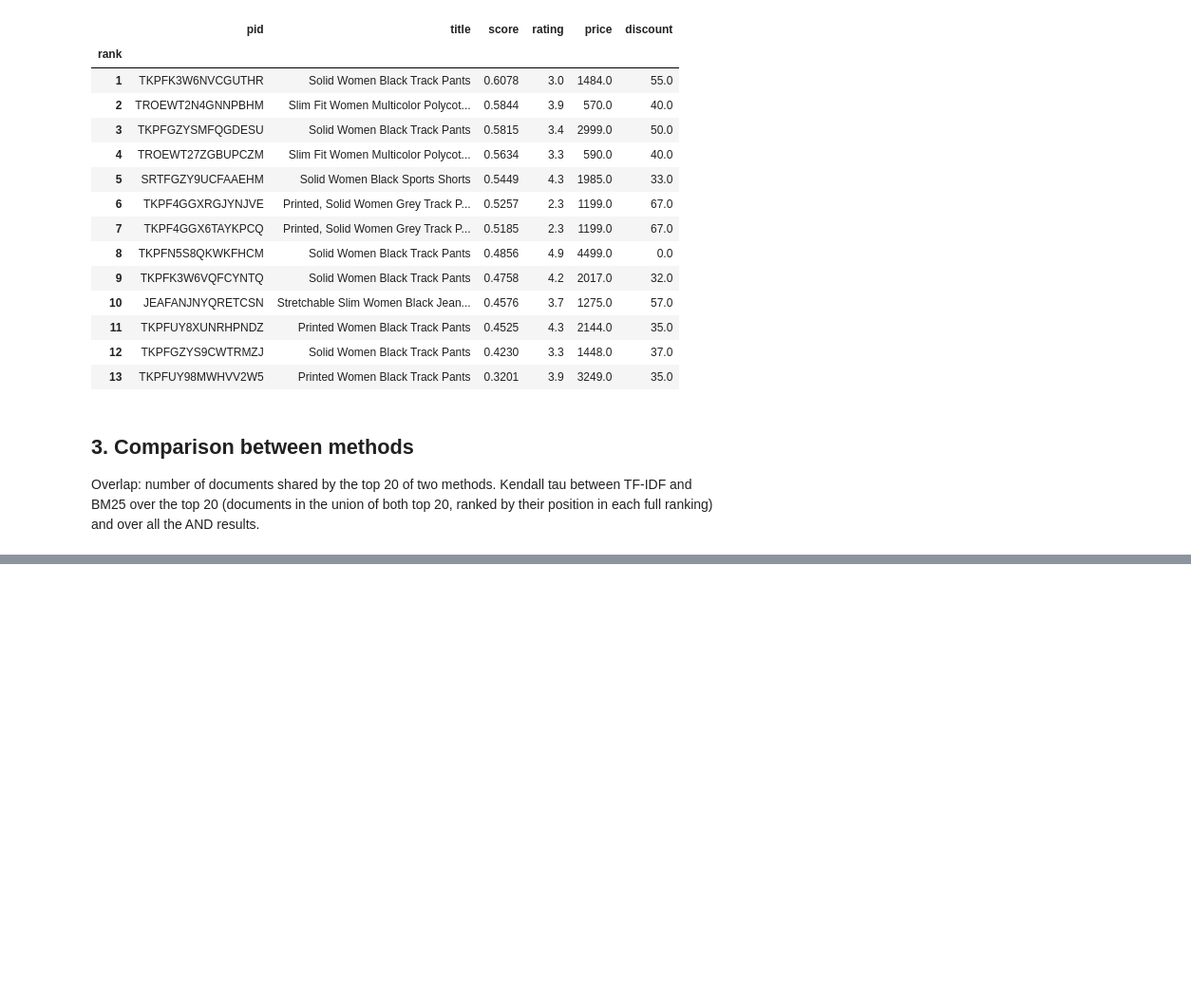
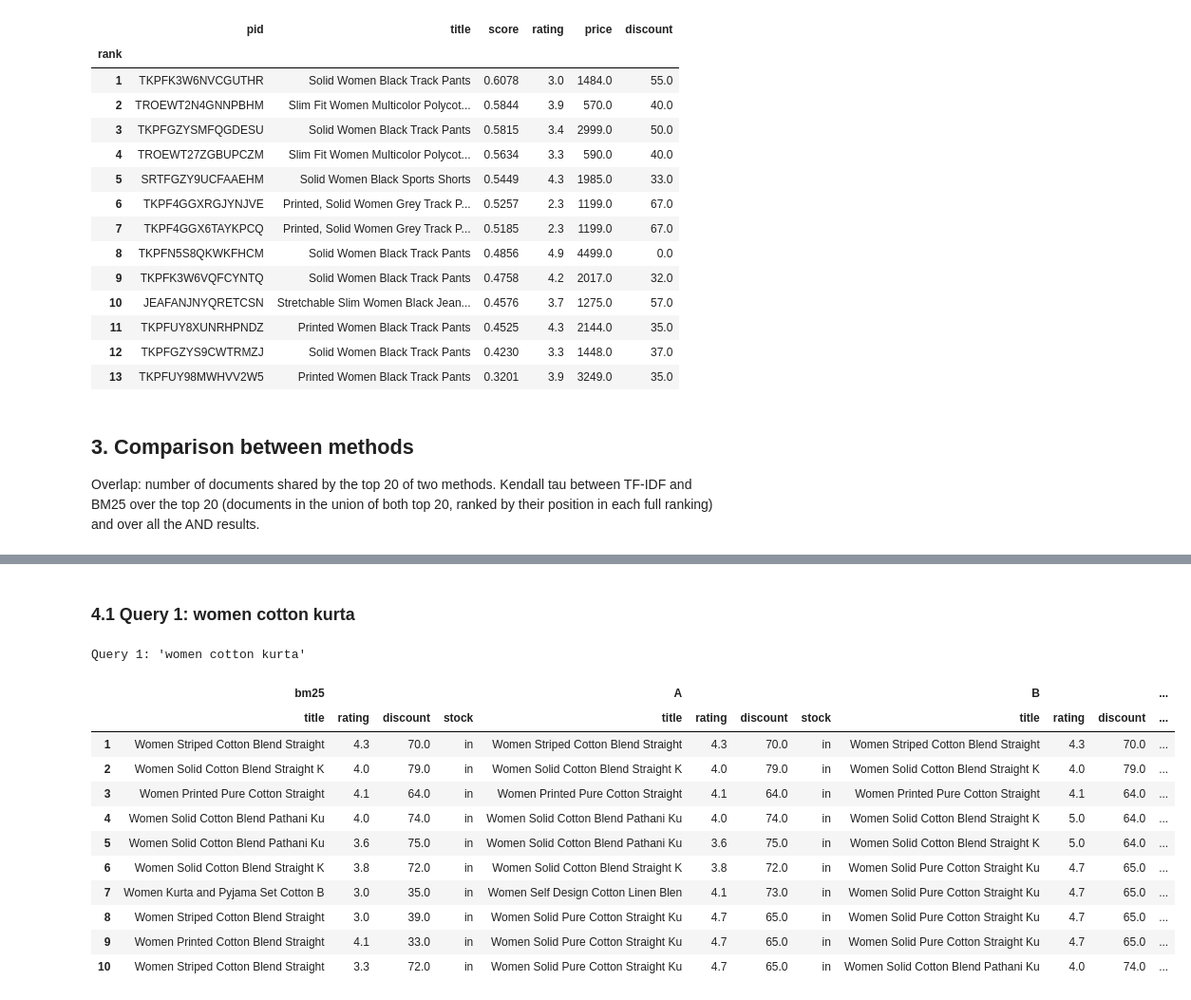
Before and after one commit to marticasasn/IRWA-2026-Search-Engine, a Jupyter notebook: IRWA_Part3_Ranking_Filtering.ipynb, the cells around one changed output, grey strips where cells are left out. Shown at 95% size. Saved outputs shown, nothing was run; the diff lists cells and outputs as text; code cells hidden in the pictures; blank space fills up the shorter version.

Commit message:
custom score weights

```diff
--- a/IRWA_Part3_Ranking_Filtering.ipynb
+++ b/IRWA_Part3_Ranking_Filtering.ipynb
@@ -538,0 +551,26 @@ pd.DataFrame(comparison).set_index("query_id").round(3)
+# %%
+WEIGHT_SETS = {"A": (0.1, 0.05), "B": (0.3, 0.1), "C": (0.5, 0.2), "D": (1.0, 0.3)}
+stock = corpus.set_index("pid")["out_of_stock"]
+
+
+def rank_weight_sets(query):
+    """BM25 and custom ranking of a query with every weight set: name -> [pid]."""
+    pids = conjunctive_search(query, index)
+    runs = {"bm25": [p for p, _ in rank_bm25(query, pids, index, idf_bm25, doc_lens, avg_len)]}
+    for name, (w_rating, w_discount) in WEIGHT_SETS.items():
+        weights = {"rating": w_rating, "discount": w_discount}
+        runs[name] = [p for p, _ in rank_custom(query, pids, index, idf_bm25, doc_lens, avg_len,
+                                                product_info, weights)]
+    return runs
+
+
+weight_runs = {q: rank_weight_sets(q) for q in TEST_QUERIES}
+
+# How many of the BM25 top 10 are still in the top 10 of every weight set
+overlap = []
+for qid, query in enumerate(TEST_QUERIES, start=1):
+    top_bm25 = set(weight_runs[query]["bm25"][:10])
+    row = {"query_id": qid, "query": query}
+    row.update({name: len(top_bm25 & set(weight_runs[query][name][:10])) for name in WEIGHT_SETS})
+    overlap.append(row)
+pd.DataFrame(overlap).set_index("query_id")
@@ -538,0 +585,31 @@ pd.DataFrame(comparison).set_index("query_id").round(3)
+# %%
+def show_weight_sets(qid, top_k=10):
+    """Top k of BM25 and of every weight set side by side: title, rating, discount and stock."""
+    query = TEST_QUERIES[qid - 1]
+    print(f"Query {qid}: '{query}'")
+    columns = {}
+    for name, ranking in weight_runs[query].items():
+        top = ranking[:top_k]
+        columns[(name, "title")] = products.loc[top, "title"].str[:35].values
+        columns[(name, "rating")] = products.loc[top, "rating"].values
+        columns[(name, "discount")] = products.loc[top, "discount"].values
+        columns[(name, "stock")] = ["out" if stock[p] else "in" for p in top]
+    display(pd.DataFrame(columns, index=range(1, len(top) + 1)))
+# %% [markdown]
+### 4.1 Query 1: women cotton kurta
+# %%
+show_weight_sets(1)
+# %% [output]
+Query 1: 'women cotton kurta'
+|  | bm25 |  |  |  | A |  |  |  | B |  |  | ... |
+|  | title | rating | discount | stock | title | rating | discount | stock | title | rating | discount | ... |
+| 1 | Women Striped Cotton Blend Straight | 4.3 | 70.0 | in | Women Striped Cotton Blend Straight | 4.3 | 70.0 | in | Women Striped Cotton Blend Straight | 4.3 | 70.0 | ... |
+| 2 | Women Solid Cotton Blend Straight K | 4.0 | 79.0 | in | Women Solid Cotton Blend Straight K | 4.0 | 79.0 | in | Women Solid Cotton Blend Straight K | 4.0 | 79.0 | ... |
+| 3 | Women Printed Pure Cotton Straight | 4.1 | 64.0 | in | Women Printed Pure Cotton Straight | 4.1 | 64.0 | in | Women Printed Pure Cotton Straight | 4.1 | 64.0 | ... |
+| 4 | Women Solid Cotton Blend Pathani Ku | 4.0 | 74.0 | in | Women Solid Cotton Blend Pathani Ku | 4.0 | 74.0 | in | Women Solid Cotton Blend Straight K | 5.0 | 64.0 | ... |
+| 5 | Women Solid Cotton Blend Pathani Ku | 3.6 | 75.0 | in | Women Solid Cotton Blend Pathani Ku | 3.6 | 75.0 | in | Women Solid Cotton Blend Straight K | 5.0 | 64.0 | ... |
+| 6 | Women Solid Cotton Blend Straight K | 3.8 | 72.0 | in | Women Solid Cotton Blend Straight K | 3.8 | 72.0 | in | Women Solid Pure Cotton Straight Ku | 4.7 | 65.0 | ... |
+| 7 | Women Kurta and Pyjama Set Cotton B | 3.0 | 35.0 | in | Women Self Design Cotton Linen Blen | 4.1 | 73.0 | in | Women Solid Pure Cotton Straight Ku | 4.7 | 65.0 | ... |
+| 8 | Women Striped Cotton Blend Straight | 3.0 | 39.0 | in | Women Solid Pure Cotton Straight Ku | 4.7 | 65.0 | in | Women Solid Pure Cotton Straight Ku | 4.7 | 65.0 | ... |
+| 9 | Women Printed Cotton Blend Straight | 4.1 | 33.0 | in | Women Solid Pure Cotton Straight Ku | 4.7 | 65.0 | in | Women Solid Pure Cotton Straight Ku | 4.7 | 65.0 | ... |
+| 10 | Women Striped Cotton Blend Straight | 3.3 | 72.0 | in | Women Solid Pure Cotton Straight Ku | 4.7 | 65.0 | in | Women Solid Cotton Blend Pathani Ku | 4.0 | 74.0 | ... |
```
Also changed, not shown: parts of 11 cells of this notebook, 3 other files.
